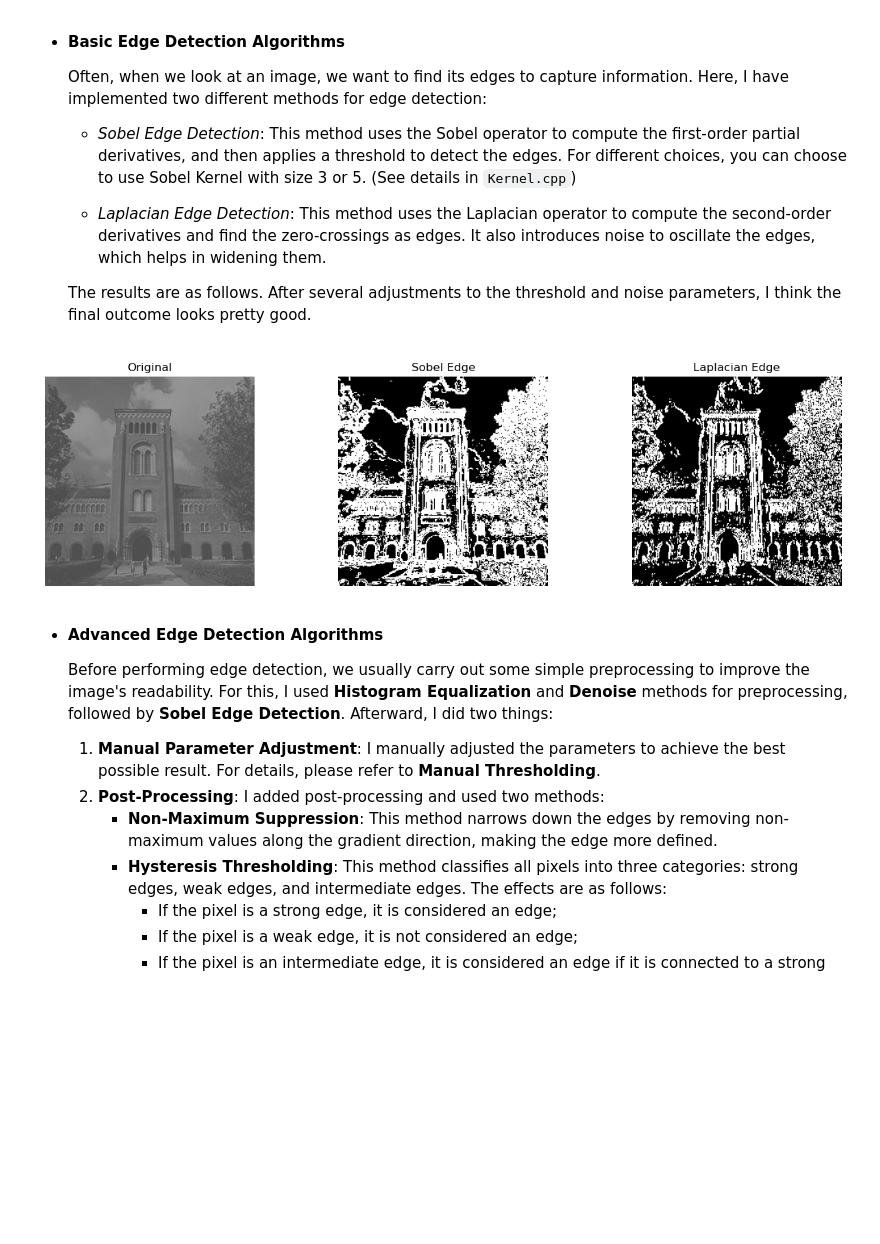
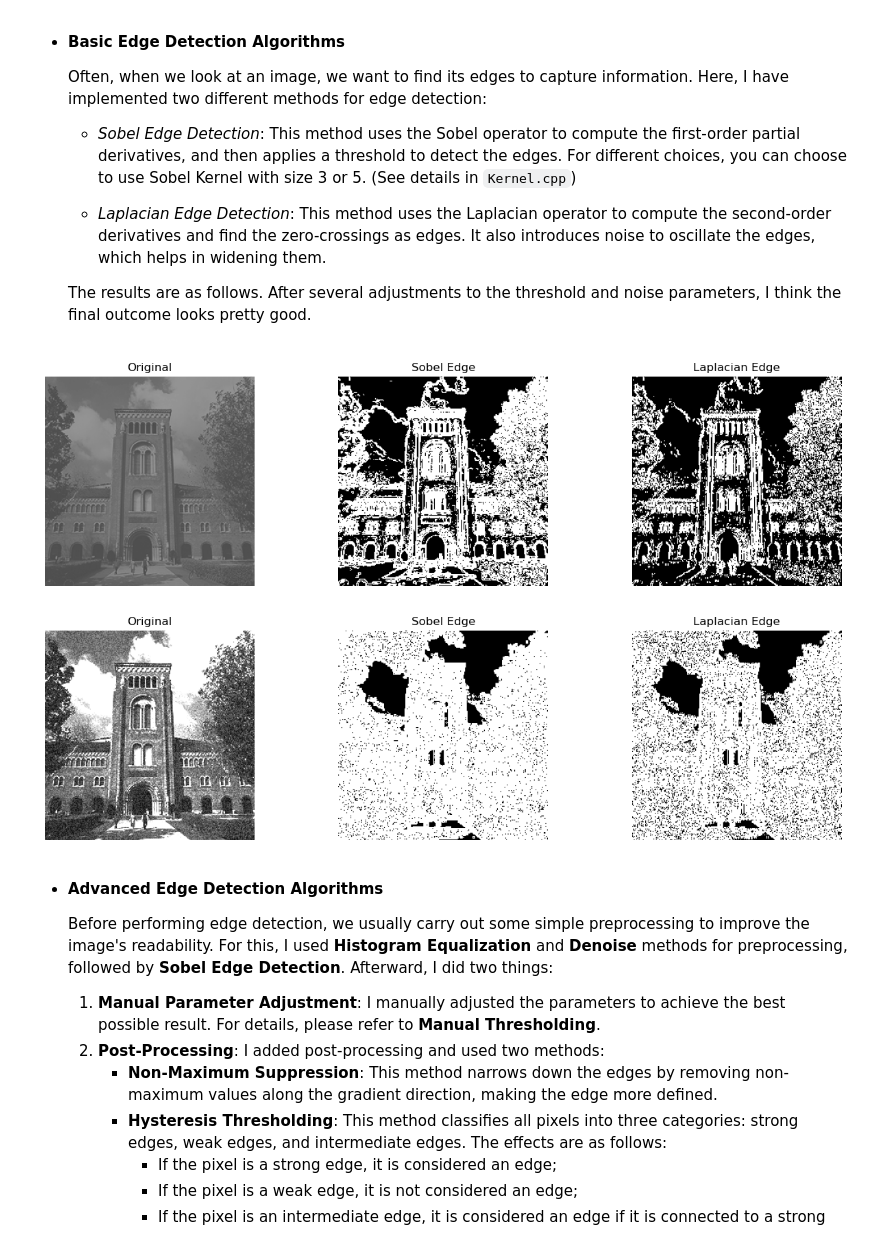
Before and after one commit to FLwolfy/Image-Processing, a Jupyter notebook: HW2_main.ipynb, the cells around one changed output. Cells and saved outputs as stored; diff of their text form; code cells hidden in the pictures; blank space fills up the shorter version.

```diff
--- a/HW2_main.ipynb
+++ b/HW2_main.ipynb
@@ -38,14 +38,20 @@ For detailed API information, please refer to the `README.md` file.
 # %%
 # Basic edge detection algorithms
 building_img = Image(256, 256, 1)
 building_img.load("images/HW2/building.raw")
+building_noise = Image(256, 256, 1)
+building_noise.load("images/HW2/building_noise.raw")
 
 building_sobel_edge = Image.sobel_edge(building_img, 0, 3, "none", "auto")
 building_laplacian_edge = Image.laplacian_edge(building_img, 1, 3, 20)
+building_sobel_edge_noise = Image.sobel_edge(building_noise, 0, 3, "none", "auto")
+building_laplacian_edge_noise = Image.laplacian_edge(building_noise, 1, 3, 20)
 
 show_images([building_img, building_sobel_edge, building_laplacian_edge], ["Original", "Sobel Edge", "Laplacian Edge"])
+show_images([building_noise, building_sobel_edge_noise, building_laplacian_edge_noise], ["Original", "Sobel Edge", "Laplacian Edge"])
 # %% [output]
 [figure]
+[figure, added]
 # %% [markdown]
 - **Advanced Edge Detection Algorithms**
 
```
Also changed, not shown: parts of 3 cells of this notebook, 8 other files.
